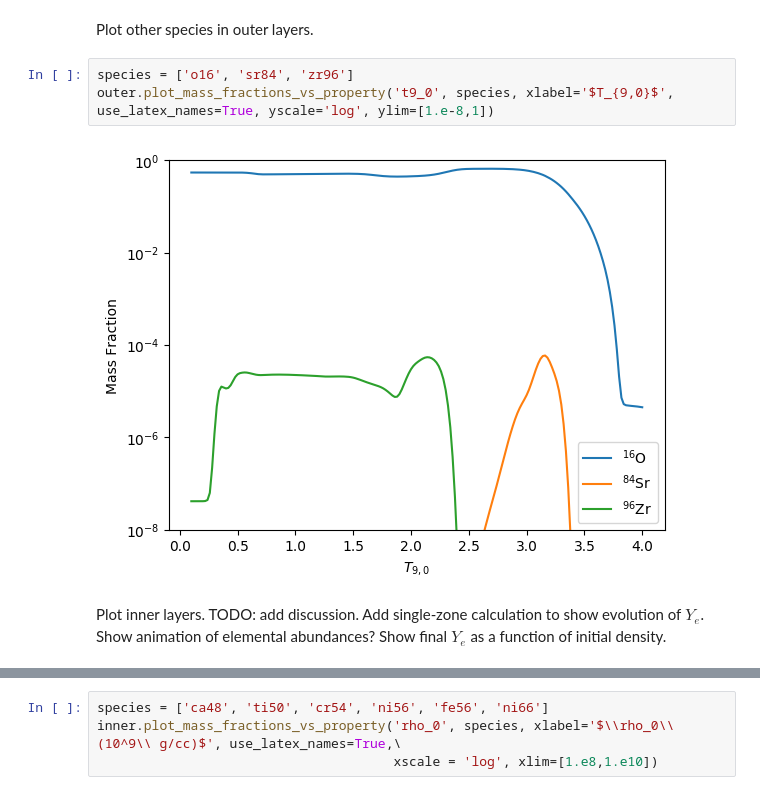
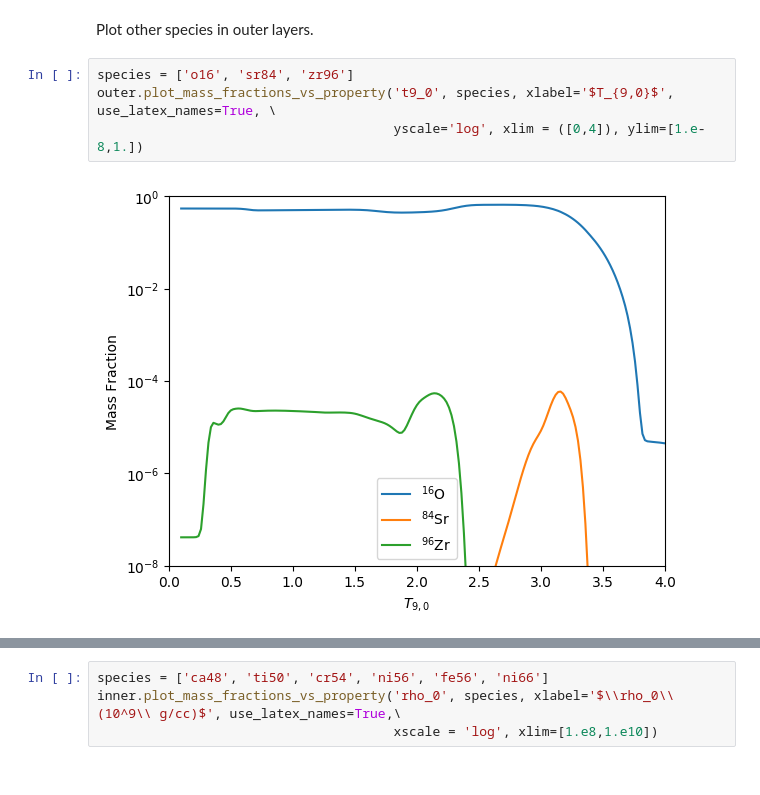
Before and after one commit to frizkat15/NRLEE-Nucleosynthesis, a Jupyter notebook: nrlee.ipynb, the cells around one changed output, grey strips where cells are left out. Drawn from its saved outputs; the diff is of its cells as text.

```diff
--- a/nrlee.ipynb
+++ b/nrlee.ipynb
@@ -178,8 +153,7 @@ outer.plot_mass_fractions_vs_property('t9_0', species, xlabel='$T_{9,0}$', use_l
 Plot other species in outer layers.
 # %%
 species = ['o16', 'sr84', 'zr96']
-outer.plot_mass_fractions_vs_property('t9_0', species, xlabel='$T_{9,0}$', use_latex_names=True, yscale='log', ylim=[1.e-8,1])
+outer.plot_mass_fractions_vs_property('t9_0', species, xlabel='$T_{9,0}$', use_latex_names=True, \
+                                      yscale='log', xlim = ([0,4]), ylim=[1.e-8,1.])
 # %% [output]
-[figure, old version]
+[figure, new version]
-# %% [markdown]
-Plot inner layers.  TODO:  add discussion. Add single-zone calculation to show evolution of $Y_e$.  Show animation of elemental abundances?  Show final $Y_e$ as a function of initial density.
```
Also changed, not shown: parts of 51 cells of this notebook, 1 other file.
